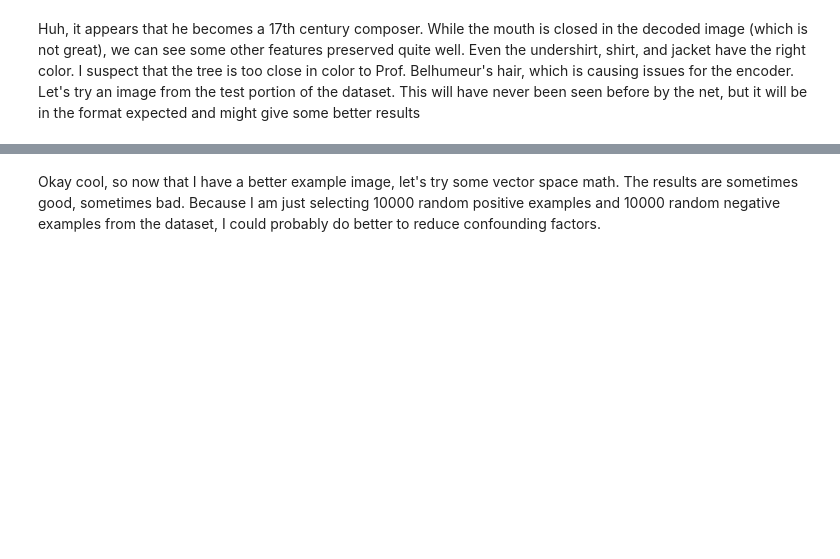
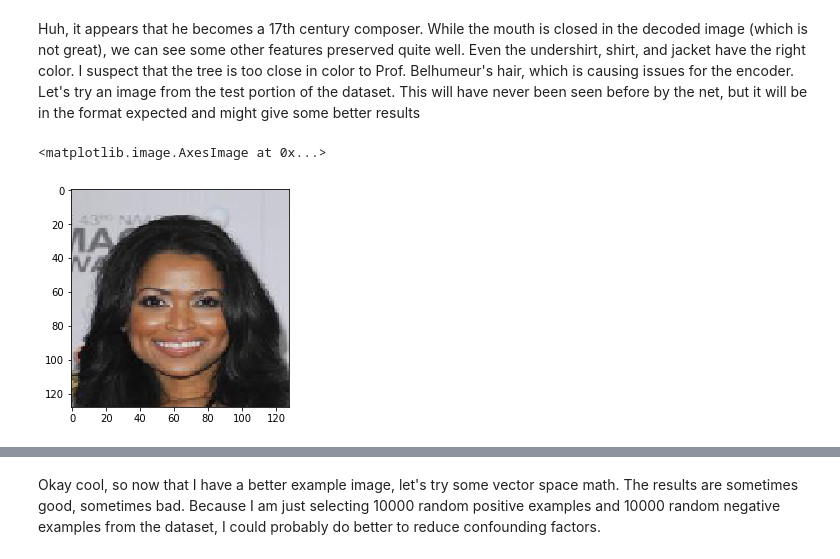
Before and after one commit to jibben/vggcvae, a Jupyter notebook: notebooks/Jibben_Final_clean.ipynb, the cells around one changed output, grey strips where cells are left out. Drawn from its saved outputs; the diff is of its cells as text; code cells hidden in the pictures; blank space fills up the shorter version.

```diff
--- a/notebooks/Jibben_Final_clean.ipynb
+++ b/notebooks/Jibben_Final_clean.ipynb
@@ -492,7 +493,7 @@ Next, a function to create generators from given directories
 # %%
 #Make sure our file directory is in order for all of our callbacks. We will delete old boards with nets of the same name, so be careful!
 
-def create_generators(shape, train_data_dir, validation_data_dir=None, test_data_dir=None, batch_size=8):
+def create_generators(shape, train_data_dir, validation_data_dir=None, test_data_dir=None, batch_size=8, color_mode='rgb'):
     # we have our setup such that we have the first class with no data
     # and the second class with all the data
     # this way, we can actually use a ImageDataGenerator and get the [1]
@@ -502,6 +503,7 @@ def create_generators(shape, train_data_dir, validation_data_dir=None, test_data
             train_data_dir,
             target_size=(shape[0], shape[1]),
             batch_size=batch_size,
+            color_mode=color_mode,
             class_mode='binary')
 
     if validation_data_dir:
@@ -509,6 +511,7 @@ def create_generators(shape, train_data_dir, validation_data_dir=None, test_data
             validation_data_dir,
             target_size=(shape[0], shape[1]),
             batch_size=batch_size,
+            color_mode=color_mode,
             class_mode='binary')
     else:
         validation_generator = None
@@ -518,6 +521,7 @@ def create_generators(shape, train_data_dir, validation_data_dir=None, test_data
             test_data_dir,
             target_size=(shape[0], shape[1]),
             batch_size= 18,
+            color_mode=color_mode,
             class_mode=None)
     else:
         test_generator = None
@@ -589,4 +594,4 @@ test_dir = '../faces/celebs/test'
 # %% [markdown]
 Then we set up our generators - one for train, one for validation, one for test
 # %%
-train_gen, valid_gen, test_gen = create_generators(train_dir, validation_dir, test_dir, batch_size=batch_size)
+train_gen, valid_gen, test_gen = create_generators(shape, train_dir, validation_dir, test_dir, batch_size=batch_size)
@@ -659,0 +690,7 @@ plt.imshow(test_img)
+# %%
+test_img = next(test_gen)[3]
+
+plt.imshow(test_img)
+# %% [output]
+<matplotlib.image.AxesImage at 0x...>
+[figure, added]
```
Also changed, not shown: parts of 57 cells of this notebook.
